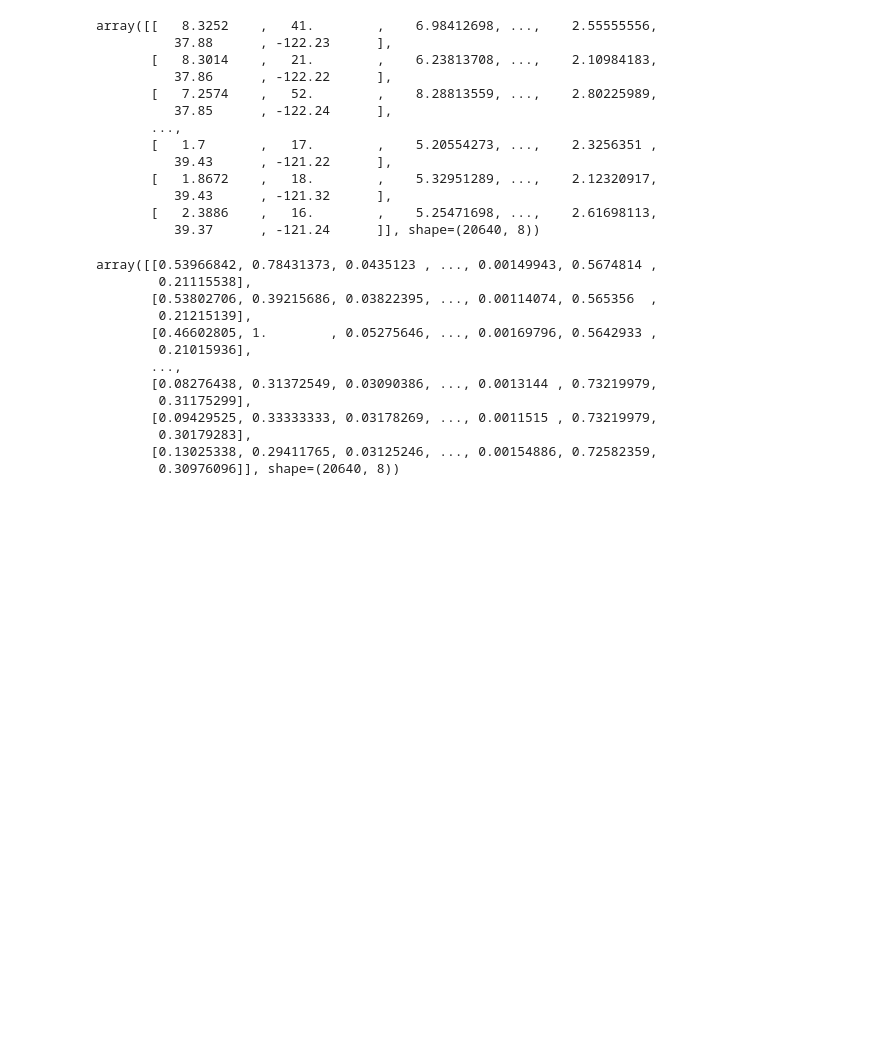
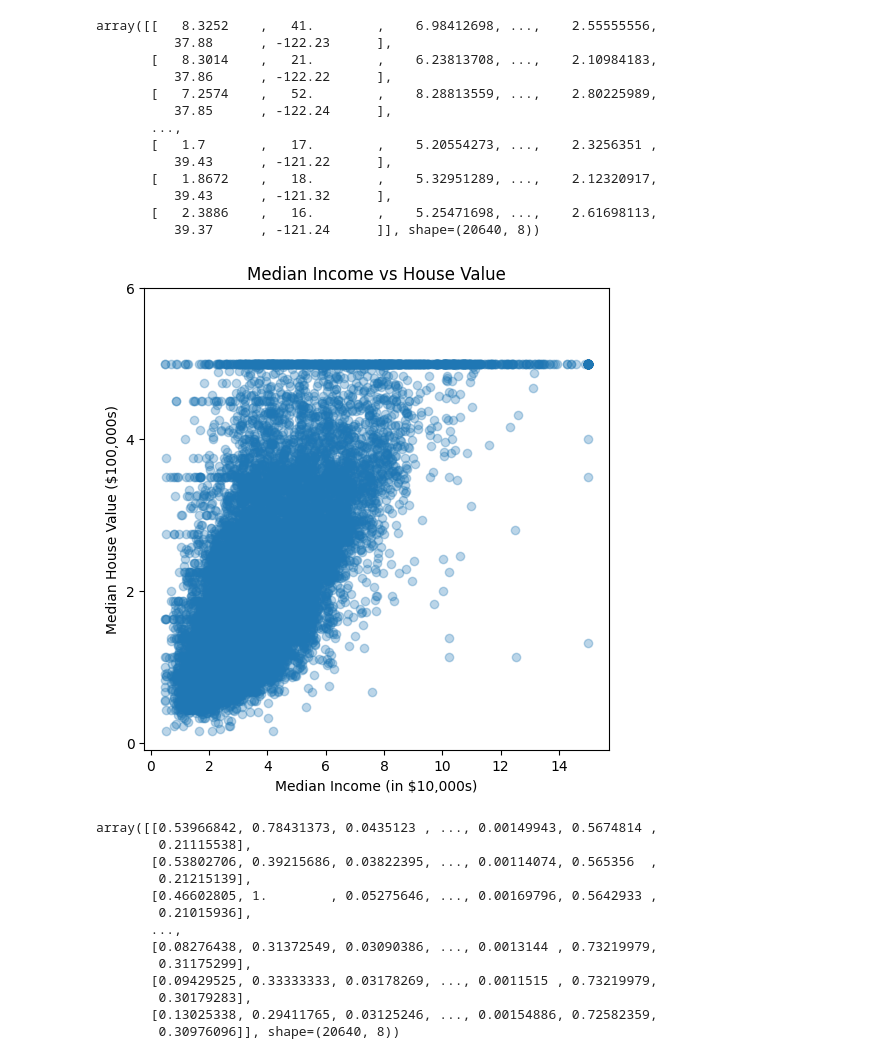
Before and after one commit to Gagancreates/pesu_io_foundations_of_neural_networks, a Jupyter notebook: day_5/california.ipynb, the cells around one changed output. Drawn from its saved outputs; the diff is of its cells as text; code cells hidden in the pictures; blank space fills up the shorter version.

```diff
--- a/day_5/california.ipynb
+++ b/day_5/california.ipynb
@@ -43,6 +43,27 @@ array([[   8.3252    ,   41.        ,    6.98412698, ...,    2.55555556,
           39.43      , -121.32      ],
        [   2.3886    ,   16.        ,    5.25471698, ...,    2.61698113,
           39.37      , -121.24      ]], shape=(20640, 8))
+# %%
+import matplotlib.pyplot as plt
+from sklearn.datasets import fetch_california_housing
+
+housing = fetch_california_housing(as_frame=False)
+X = housing.data
+y = housing.target
+
+medinc_index = housing.feature_names.index("MedInc")
+
+# Visualize the strongest relationship: Median Income vs House Value
+plt.figure(figsize=(6,6))
+# Use the integer index for the MedInc column
+plt.scatter(X[:, medinc_index], y, alpha=0.3)
+plt.xlabel("Median Income (in $10,000s)")
+plt.ylabel("Median House Value ($100,000s)")
+plt.title("Median Income vs House Value")
+plt.yticks([0, 2, 4, 6])
+plt.show()
+# %% [output]
+[figure, added]
 # %%
 # X=X[:, [0,1,2]]
 # X.shape
```
Also changed, not shown: parts of 1 cell of this notebook.
